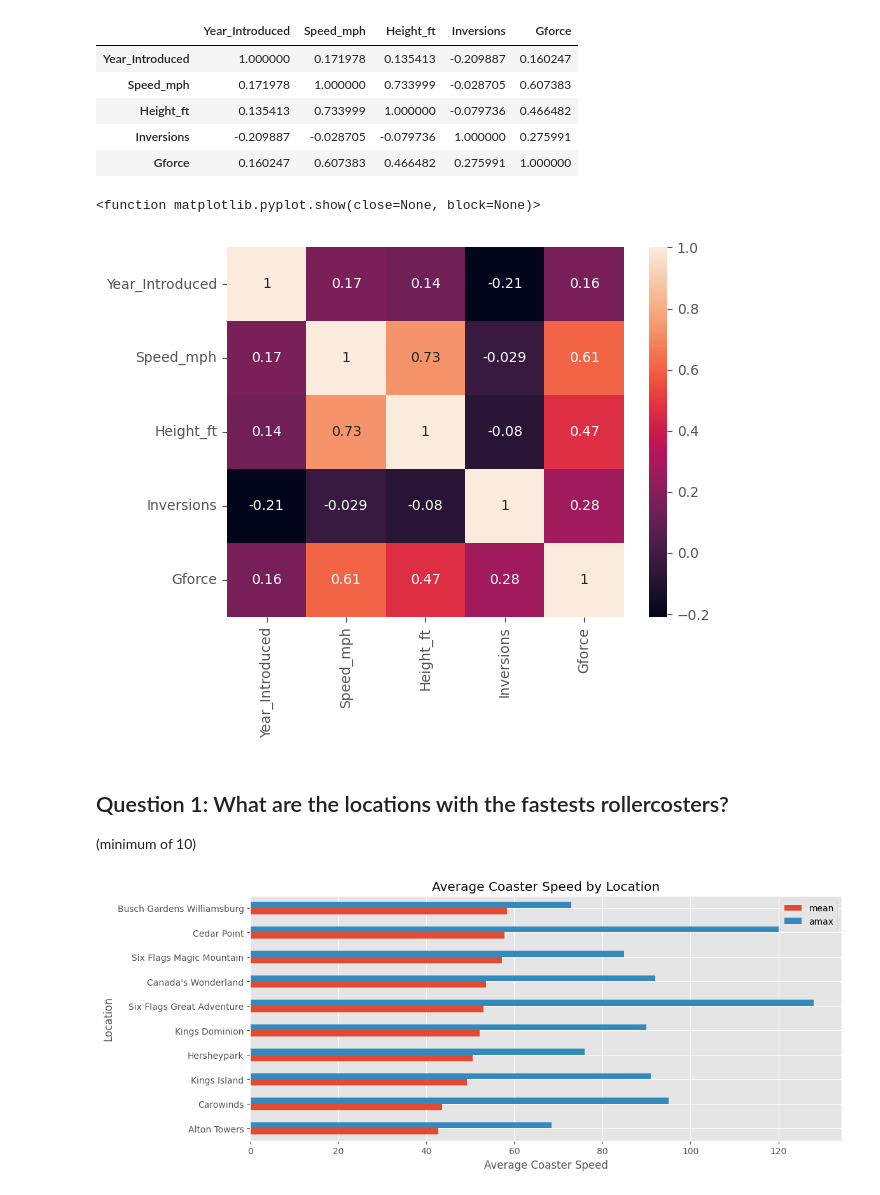
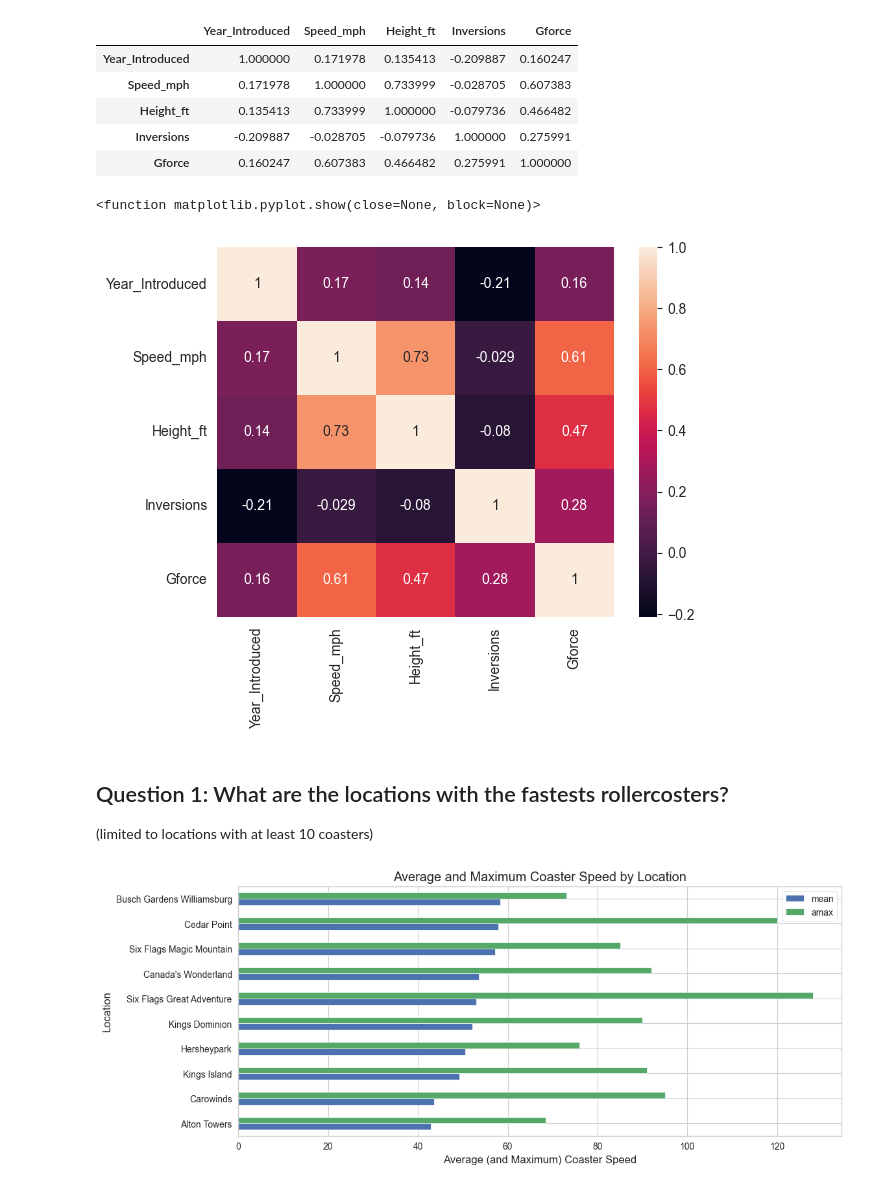
Before and after one commit to jsmid/edu.smid, a Jupyter notebook: rcoster/nb.ipynb, the cells around one changed output. Saved outputs shown, nothing was run; the diff lists cells and outputs as text; code cells hidden in the pictures.

Commit message:
ISSUE-001: visual improvements

```diff
--- a/rcoster/nb.ipynb
+++ b/rcoster/nb.ipynb
@@ -271,7 +271,8 @@ df
 ## Univariate Analysis
 # %%
 import matplotlib.pylab as plt
-plt.style.use('ggplot')
+# available styles, https://matplotlib.org/stable/gallery/style_sheets/style_sheets_reference.html
+plt.style.use('seaborn-v0_8-deep')
 # %%
 # To count how many unique values occur in the data set, ordered from most to least occuring.
 df['Year_Introduced'].value_counts()
@@ -323,6 +324,7 @@ plt.show() # to get rid of the information about the plot object
 import seaborn as sns
 # Seaborn scatter plot allows us to have different colored dots based
 # on the year that the rollercoster was introduced
+sns.set_style("whitegrid")
 sns.scatterplot(x='Speed_mph', y='Height_ft',
                 hue='Year_Introduced', data=df)
 plt.show()
@@ -414,19 +417,19 @@ sns.heatmap(df_corr, annot=True)
 plt.show
 # %% [output]
 <function matplotlib.pyplot.show(close=None, block=None)>
-[figure, old version]
+[figure, new version]
 # %% [markdown]
 ## Question 1: What are the locations with the fastests rollercosters?
-(minimum of 10)
+(limited to locations with at least 10 coasters)
 # %%
 import numpy as np
 ax = df.query('Location != "Other"') \
     .groupby('Location')['Speed_mph'] \
     .agg(['count', 'mean', np.max]) \
     .query('count >= 10') \
     .sort_values('mean')[['mean', 'amax']] \
-    .plot(kind='barh', figsize=(12, 5), title='Average Coaster Speed by Location')
-ax.set_xlabel('Average Coaster Speed')
+    .plot(kind='barh', figsize=(12, 5), title='Average and Maximum Coaster Speed by Location')
+ax.set_xlabel('Average (and Maximum) Coaster Speed')
 plt.show()
 # %% [output]
-[figure, old version]
+[figure, new version]
```
Also changed, not shown: parts of 8 cells of this notebook.
